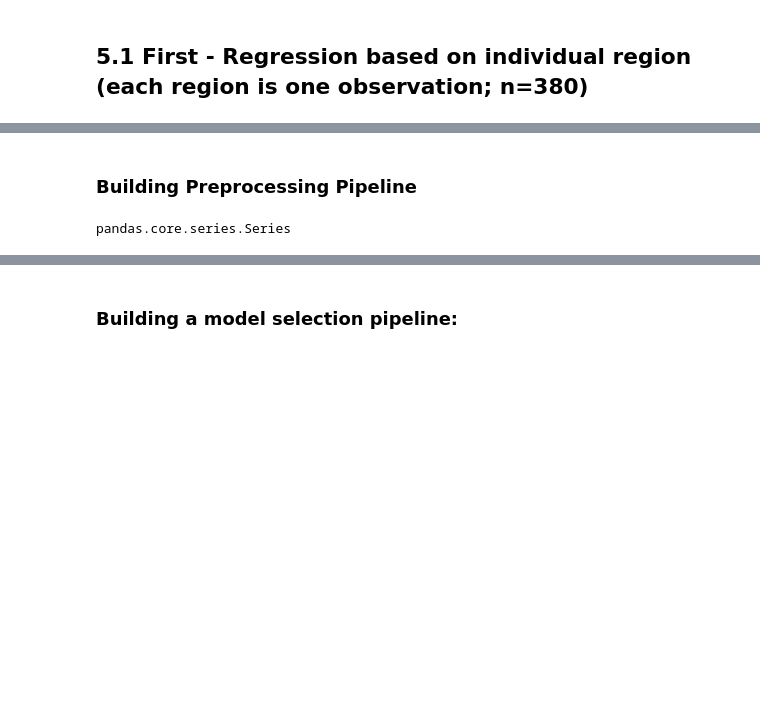
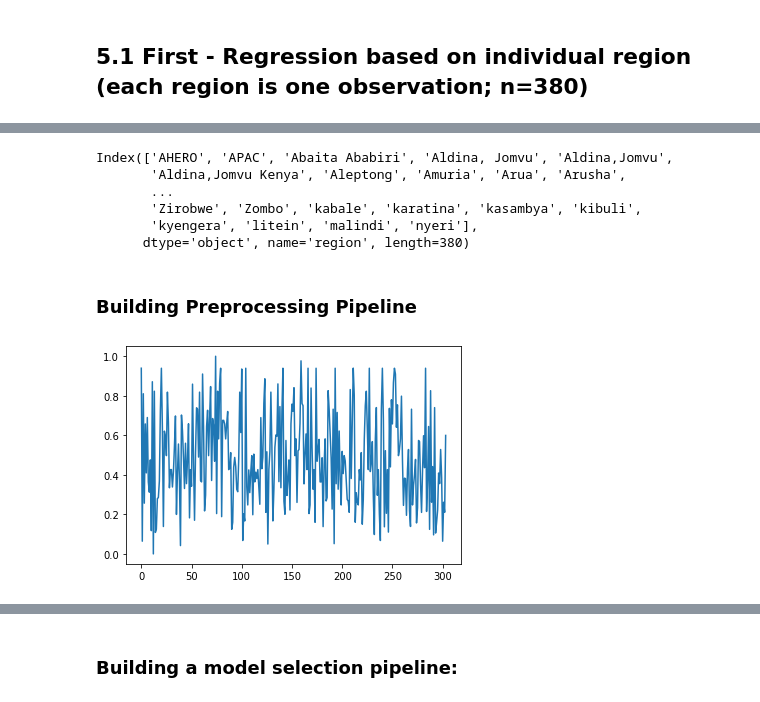
Before and after one commit to StefanWoBa/Project--Kiva, a Jupyter notebook: 05 Data Preprocessing & Modelling - Using Pipelines.ipynb, the cells around one changed output, grey strips where cells are left out. Saved outputs shown, nothing was run; the diff lists cells and outputs as text; code cells hidden in the pictures; blank space fills up the shorter version.

```diff
--- a/05 Data Preprocessing & Modelling - Using Pipelines.ipynb
+++ b/05 Data Preprocessing & Modelling - Using Pipelines.ipynb
@@ -78,6 +80,15 @@ kiva_regional.head()
 | Abaita Ababiri | 14.0 | 24.642857 | 2014.714286 | 0.327104 | 109429.0 | 152.414997 | 23.240448 | 927067.057323 | ... |
 | Aldina, Jomvu | 10.0 | 7.333333 | 2017.000000 | 2.417551 | 63588.0 | 85.008673 | 27.194044 | 5544.499330 | ... |
 | Aldina,Jomvu | 11.0 | 6.000000 | 2017.000000 | 1.450530 | 63588.0 | 85.008673 | 27.194044 | 5544.499330 | ... |
+# %%
+kiva_regional.index
+# %% [output]
+Index(['AHERO', 'APAC', 'Abaita Ababiri', 'Aldina, Jomvu', 'Aldina,Jomvu',
+       'Aldina,Jomvu Kenya', 'Aleptong', 'Amuria', 'Arua', 'Arusha',
+       ...
+       'Zirobwe', 'Zombo', 'kabale', 'karatina', 'kasambya', 'kibuli',
+       'kyengera', 'litein', 'malindi', 'nyeri'],
+      dtype='object', name='region', length=380)
 # %% [markdown]
 ### Building Preprocessing Pipeline
 # %%
@@ -89,10 +100,6 @@ y=kiva_regional['hv271']
 from sklearn.model_selection import train_test_split
 
 X_train, X_test, y_train, y_test = train_test_split(X,y,test_size=0.2, random_state=42)
-# %%
-type(y_train)
-# %% [output]
-pandas.core.series.Series
 # %%
 ### 1st step - scale the target variable (y) manually:
 ### Take min max scaler in order to ensure that the MPI is between 0 and 1:
@@ -103,6 +110,11 @@ scaler = MinMaxScaler()
 scaler.fit(y_train.reshape(-1,1))
 y_train = scaler.transform(y_train.reshape(-1,1))
 y_test = scaler.transform(y_test.reshape(-1,1))
+# %%
+plt.plot(y_train)
+plt.show()
+# %% [output]
+[figure, added]
 # %%
 ### Create transformers based on the type of data (numeric vs categorical)
 from sklearn.pipeline import Pipeline
```
Also changed, not shown: parts of 30 cells of this notebook, 2 other files.
